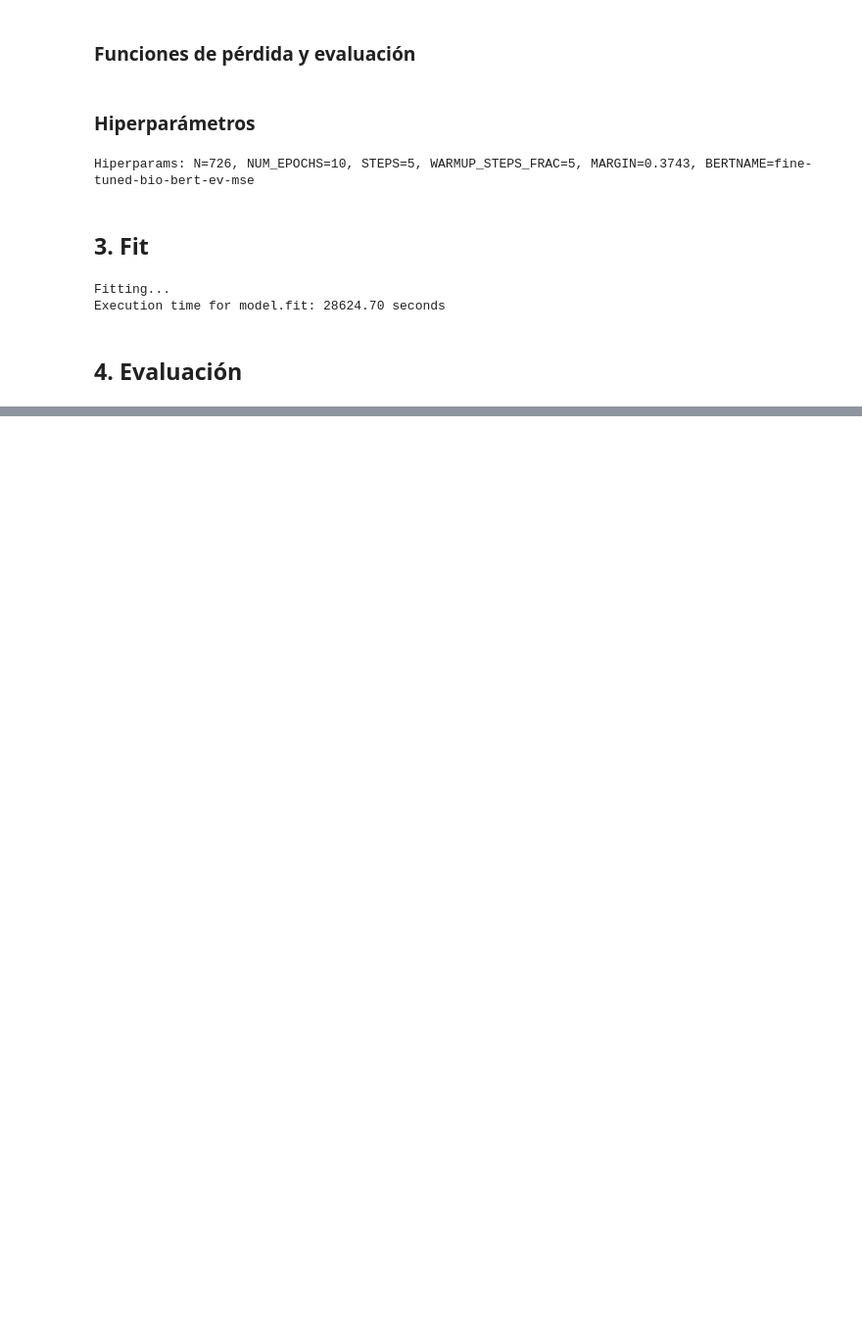
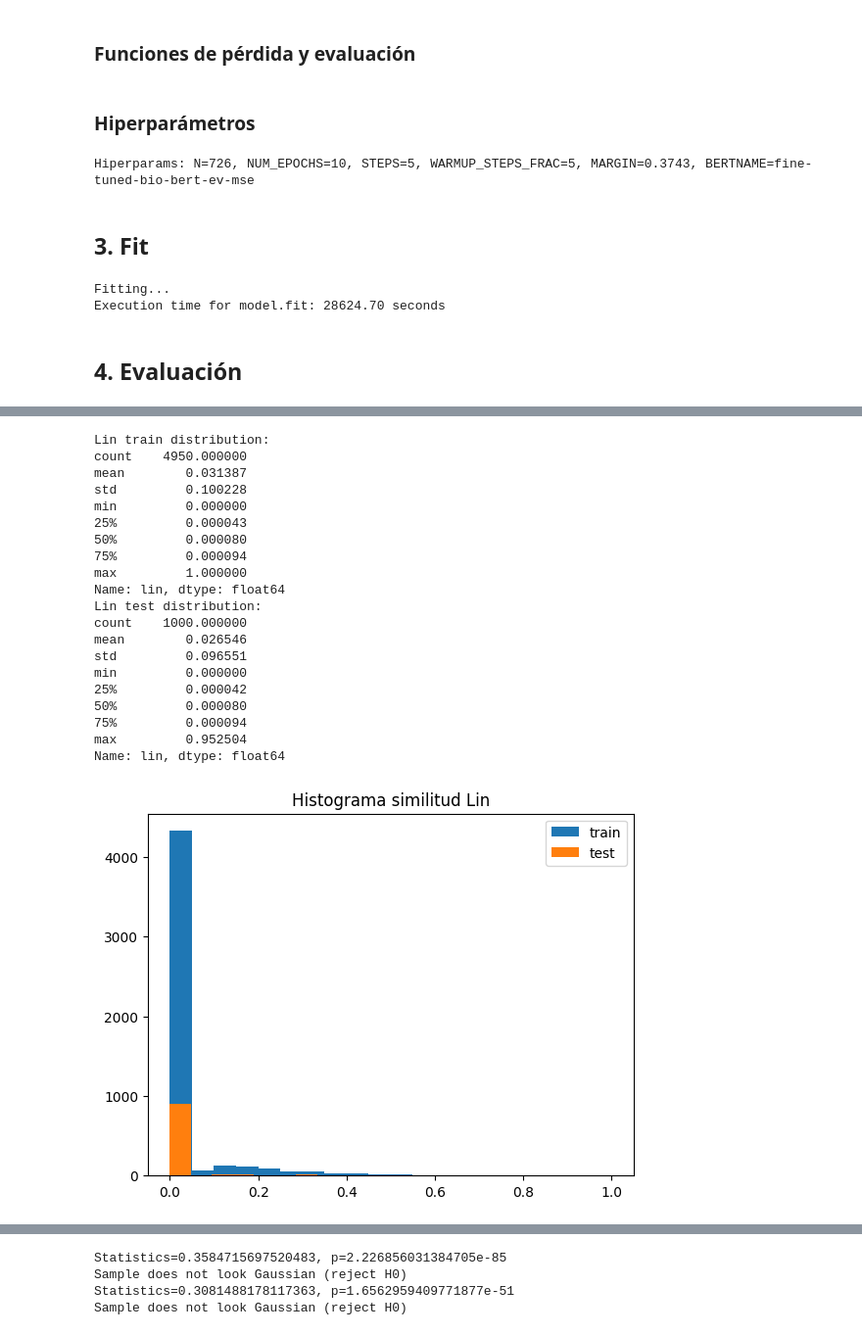
Before and after one commit to DgoMndez/DL-patogen-colab-DIIC, a Jupyter notebook: src/fine-tuning/evaluation/results-lprogress.ipynb, the cells around one changed output, grey strips where cells are left out. Shown at 98% size. Drawn from its saved outputs; the diff is of its cells as text; code cells hidden in the pictures; blank space fills up the shorter version.

```diff
--- a/src/fine-tuning/evaluation/results-lprogress.ipynb
+++ b/src/fine-tuning/evaluation/results-lprogress.ipynb
@@ -224,0 +246,48 @@ plot_eval(path_eval, num_batches, save=False)
+# %%
+# Dibujar la distribución de gold train
+
+print("Lin train distribution:")
+print(goldTrain.describe())
+# Dibujar la distribución de gold test
+
+print("Lin test distribution:")
+print(goldTest.describe())
+
+plt.hist(goldTrain, bins=20, label='train')
+plt.hist(goldTest, bins=20, label='test')
+plt.legend()
+plt.title('Histograma similitud Lin')
+plt.show()
+
+import seaborn as sns
+
+sns.kdeplot(goldTrain, label='goldTrain')
+sns.kdeplot(goldTest, label='goldTest')
+
+# Añadir leyenda
+plt.legend()
+
+# Mostrar el gráfico
+plt.show()
+# %% [output]
+Lin train distribution:
+count    4950.000000
+mean        0.031387
+std         0.100228
+min         0.000000
+25%         0.000043
+50%         0.000080
+75%         0.000094
+max         1.000000
+Name: lin, dtype: float64
+Lin test distribution:
+count    1000.000000
+mean        0.026546
+std         0.096551
+min         0.000000
+25%         0.000042
+50%         0.000080
+75%         0.000094
+max         0.952504
+Name: lin, dtype: float64
+[figure, added]
@@ -224,0 +295,17 @@ plot_eval(path_eval, num_batches, save=False)
+# %%
+# Test de normalidad de gold
+
+from scipy.stats import shapiro
+for gold in [goldTrain, goldTest]:
+    stat, p = shapiro(gold)
+    print(f'Statistics={stat}, p={p}')
+    alpha = 0.05
+    if p > alpha:
+        print('Sample looks Gaussian (fail to reject H0)')
+    else:
+        print('Sample does not look Gaussian (reject H0)')
+# %% [output]
+Statistics=0.3584715697520483, p=2.226856031384705e-85
+Sample does not look Gaussian (reject H0)
+Statistics=0.3081488178117363, p=1.6562959409771877e-51
+Sample does not look Gaussian (reject H0)
```
Also changed, not shown: parts of 9 cells of this notebook, 1 other file.
